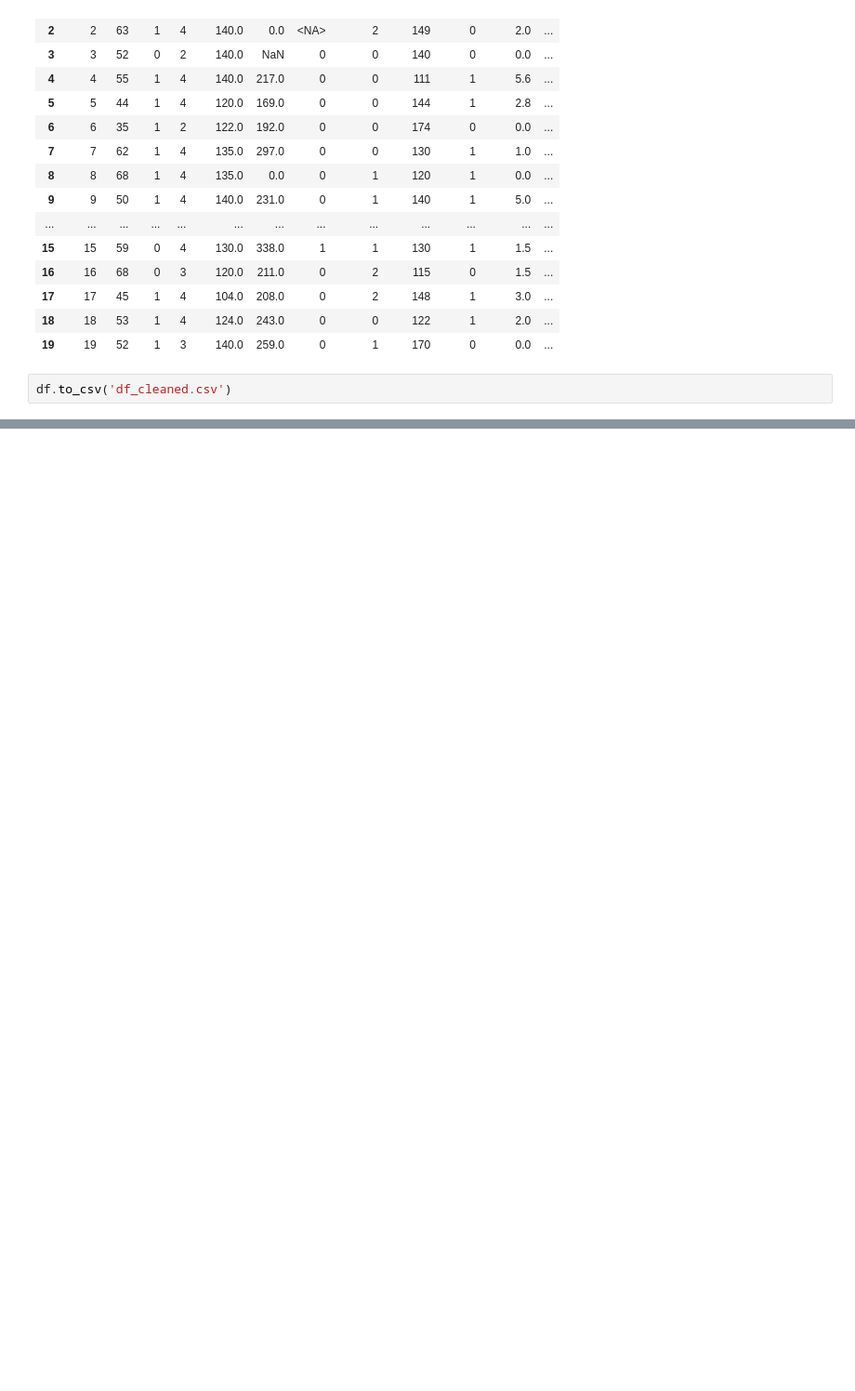
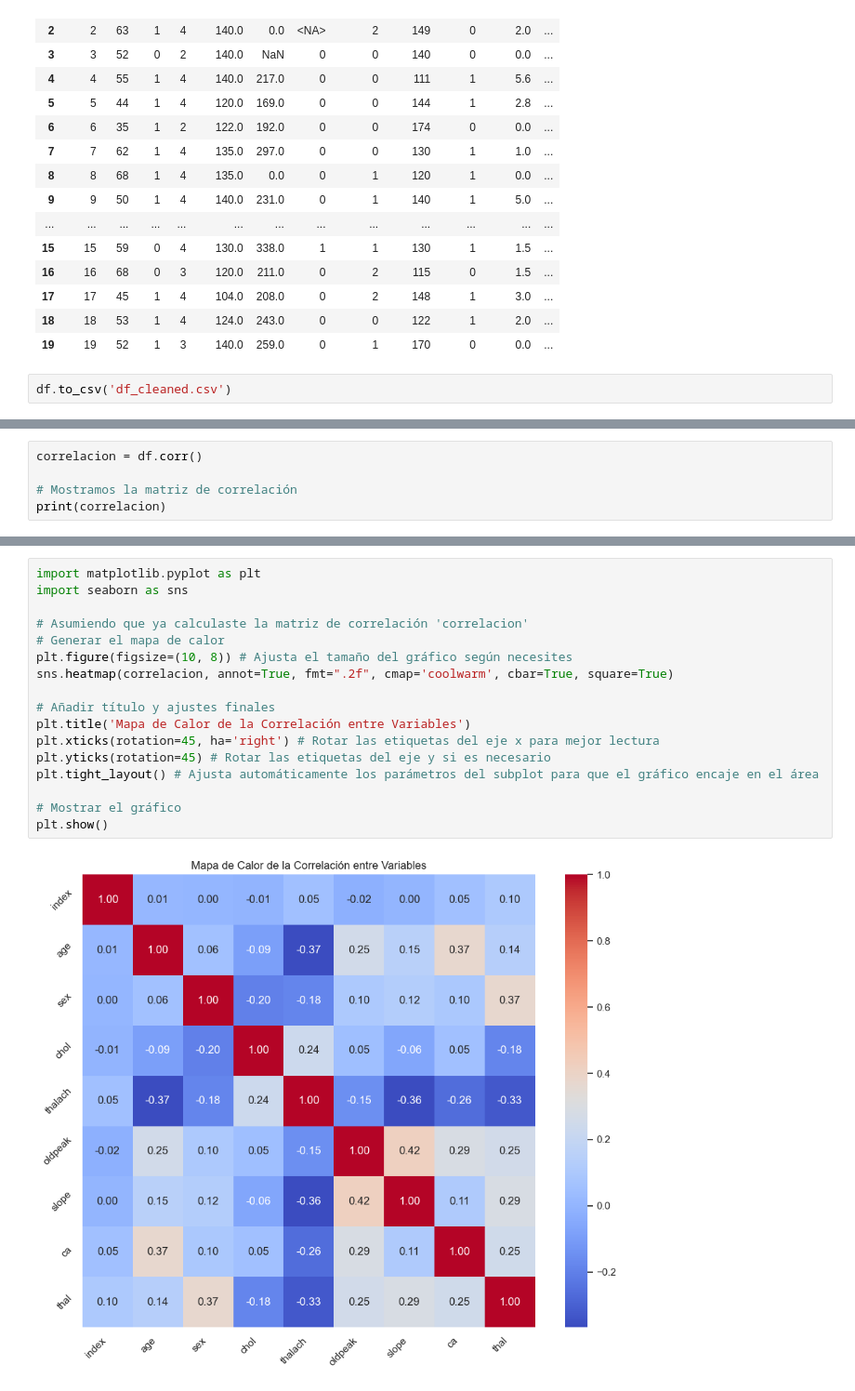
Before and after one commit to nachoreyesv/DATA_PROJECT_3, a Jupyter notebook: Ejecutable/main.ipynb, the cells around one changed output, grey strips where cells are left out. Shown: that part at 93% size. Cells and saved outputs as stored; diff of their text form; blank space fills up the shorter version.

```diff
--- a/Ejecutable/main.ipynb
+++ b/Ejecutable/main.ipynb
@@ -563,0 +579,5 @@ df.to_csv('df_cleaned.csv')
+# %%
+correlacion = df.corr()
+
+# Mostramos la matriz de correlación
+print(correlacion)
@@ -563,0 +602,19 @@ df.to_csv('df_cleaned.csv')
+# %%
+import matplotlib.pyplot as plt
+import seaborn as sns
+
+# Asumiendo que ya calculaste la matriz de correlación 'correlacion'
+# Generar el mapa de calor
+plt.figure(figsize=(10, 8)) # Ajusta el tamaño del gráfico según necesites
+sns.heatmap(correlacion, annot=True, fmt=".2f", cmap='coolwarm', cbar=True, square=True)
+
+# Añadir título y ajustes finales
+plt.title('Mapa de Calor de la Correlación entre Variables')
+plt.xticks(rotation=45, ha='right') # Rotar las etiquetas del eje x para mejor lectura
+plt.yticks(rotation=45) # Rotar las etiquetas del eje y si es necesario
+plt.tight_layout() # Ajusta automáticamente los parámetros del subplot para que el gráfico encaje en el área
+
+# Mostrar el gráfico
+plt.show()
+# %% [output]
+[figure, added]
```
Also changed, not shown: parts of 4 cells of this notebook, 4 other files.
